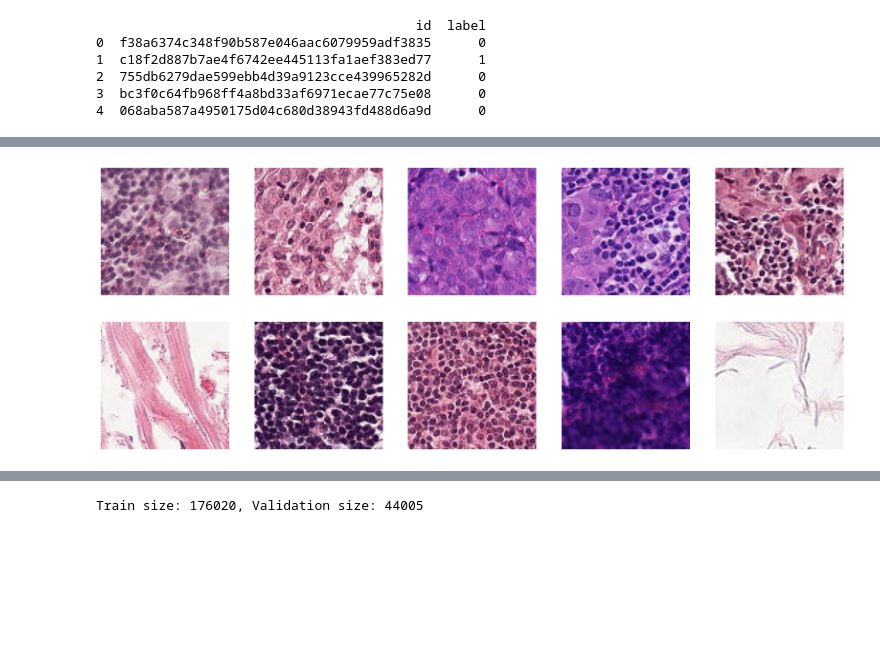
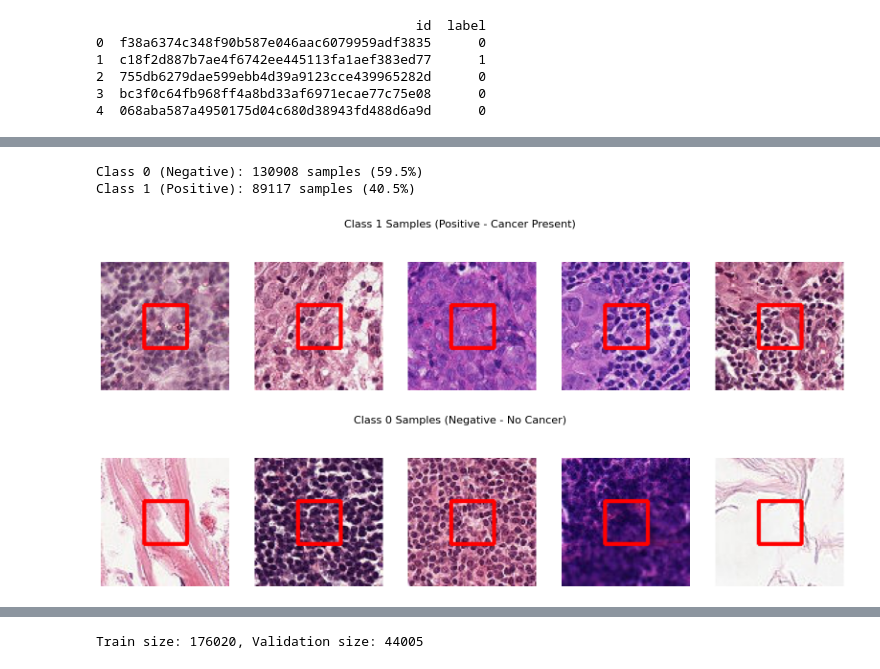
Before and after one commit to rohanxavier33/histopathologic_cancer_detection, a Jupyter notebook: main.ipynb, the cells around one changed output, grey strips where cells are left out. Drawn from its saved outputs; the diff is of its cells as text; code cells hidden in the pictures; blank space fills up the shorter version.

```diff
--- a/main.ipynb
+++ b/main.ipynb
@@ -66,0 +78,16 @@ Name: count, dtype: int64
+# %%
+# Class distribution analysis
+plt.figure(figsize=(10, 6))
+ax = sns.countplot(x='label', data=train_labels, palette='viridis')
+
+# Add percentages to the plot
+total = len(train_labels)
+for p in ax.patches:
+    percentage = f'{100 * p.get_height()/total:.1f}%'
+    ax.annotate(percentage, (p.get_x() + p.get_width()/2, p.get_height()),
+                ha='center', va='bottom', fontsize=12)
+
+plt.title(f'Class Distribution (Total Samples: {total})', fontsize=14)
+plt.xlabel('Class (0 = Negative, 1 = Positive)', fontsize=12)
+plt.ylabel('Count', fontsize=12)
+plt.show()
@@ -67,26 +96,37 @@ Name: count, dtype: int64
+# %%
+# Numerical summary
+class_counts = train_labels['label'].value_counts()
+print(f"Class 0 (Negative): {class_counts[0]} samples ({class_counts[0]/total:.1%})")
+print(f"Class 1 (Positive): {class_counts[1]} samples ({class_counts[1]/total:.1%})")
+# %% [output]
+Class 0 (Negative): 130908 samples (59.5%)
+Class 1 (Positive): 89117 samples (40.5%)
 # %%
 # Get positive & negative samples
 num_samples = 5
 positive_samples = train_labels[train_labels['label'] == 1].sample(n=num_samples, random_state=42)
 negative_samples = train_labels[train_labels['label'] == 0].sample(n=num_samples, random_state=42)
 # %%
-# Plot images, positive samples
-fig, axes = plt.subplots(1, 5, figsize=(20, 4))
-for ax, (idx, row) in zip(axes, positive_samples.iterrows()):
-    img = cv2.imread(f'data/train/{row.id}.tif')
-    img = cv2.cvtColor(img, cv2.COLOR_BGR2RGB)
-    ax.imshow(img)
-    ax.axis('off')
-plt.show()
+# Function to plot samples with center region highlighted
+def plot_class_samples(df, class_label, num_samples=5, title_suffix=""):
+    samples = df[df['label'] == class_label].sample(n=num_samples, random_state=42)
+    fig, axes = plt.subplots(1, num_samples, figsize=(20, 4))
+    fig.suptitle(f"Class {class_label} Samples {title_suffix}", y=1.05, fontsize=16)
+
+    for ax, (idx, row) in zip(axes, samples.iterrows()):
+        img = cv2.imread(os.path.join(train_dir, row['id'] + '.tif'))
+        img = cv2.cvtColor(img, cv2.COLOR_BGR2RGB)
+
+        # Highlight center region
+        cv2.rectangle(img, (32, 32), (64, 64), (255, 0, 0), 2)  # Red rectangle
+
+        ax.imshow(img)
+        ax.axis('off')
+    plt.show()
+
+# Plot both classes with consistent formatting
+plot_class_samples(train_labels, 1, title_suffix="(Positive - Cancer Present)")
+plot_class_samples(train_labels, 0, title_suffix="(Negative - No Cancer)")
 # %% [output]
-[figure, old version]
+[figure, new version]
+[figure, added]
-# %%
-# Plot images, negative samples
-fig, axes = plt.subplots(1, 5, figsize=(20, 4))
-for ax, (idx, row) in zip(axes, negative_samples.iterrows()):
-    img = cv2.imread(f'data/train/{row.id}.tif')
-    img = cv2.cvtColor(img, cv2.COLOR_BGR2RGB)
-    ax.imshow(img)
-    ax.axis('off')
-# %% [output]
-[figure, removed]
```
Also changed, not shown: parts of 27 cells of this notebook.
